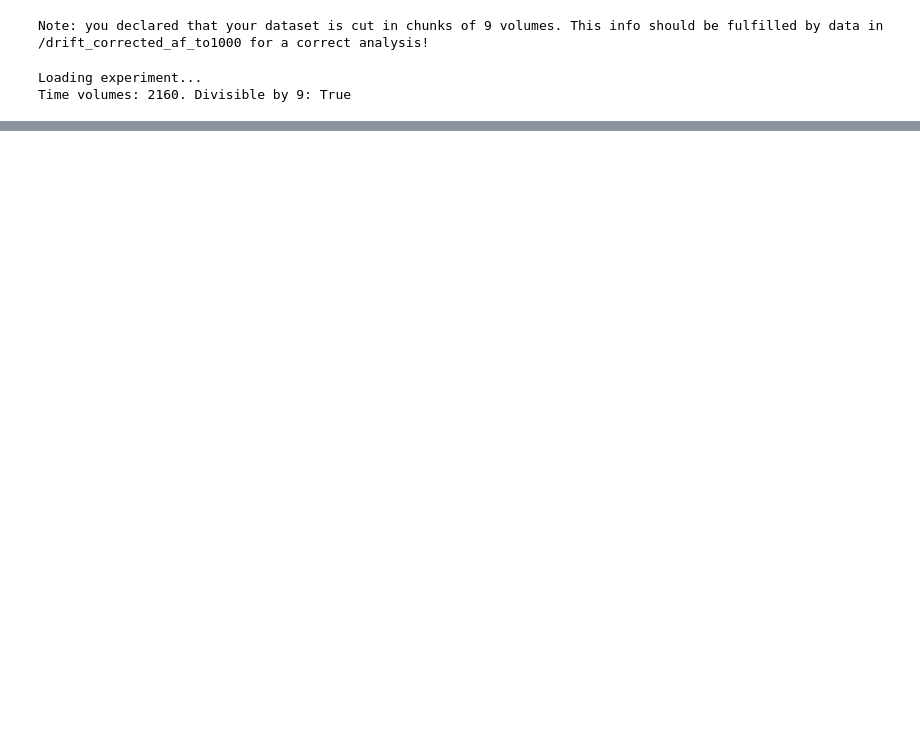
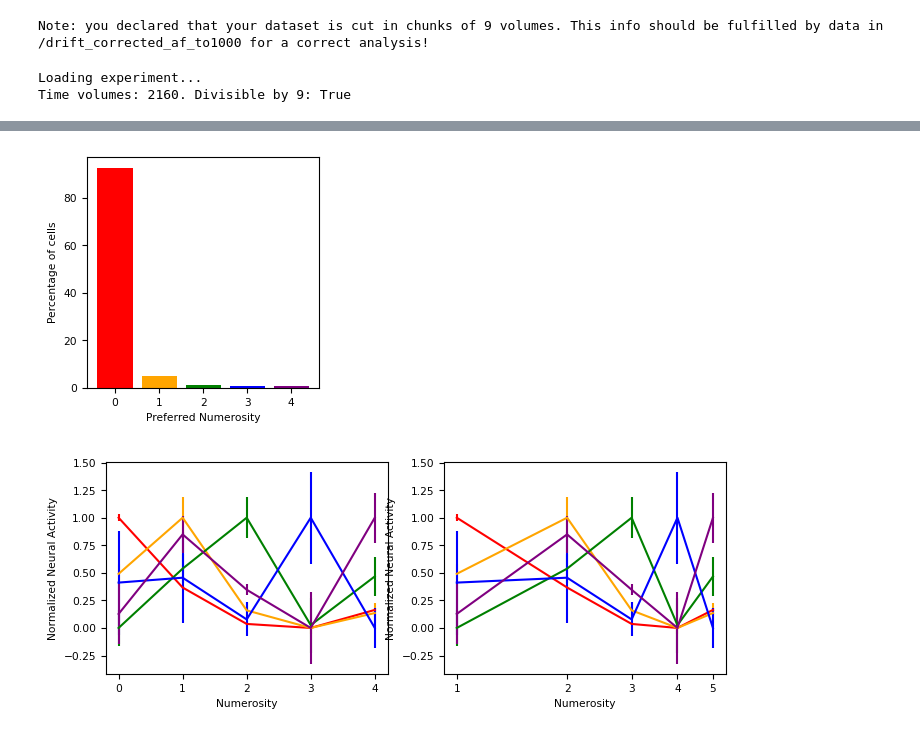
Before and after one commit to MirkoZanon/Voxelizer, a Jupyter notebook: 03b_Voxelizer_ROI_analysis.ipynb, the cells around one changed output, grey strips where cells are left out. Drawn from its saved outputs; the diff is of its cells as text; code cells hidden in the pictures; blank space fills up the shorter version.

```diff
--- a/03b_Voxelizer_ROI_analysis.ipynb
+++ b/03b_Voxelizer_ROI_analysis.ipynb
@@ -29,8 +37,8 @@ fishInfo = 'Hz09_casper_h2bcamp7f_7dpf'
 analyze_SV_or_Imaris = 0 # 0 for Super Voxel analysis, 1 for Imaris spot analysis
 
 # parameters for analysis
-superVoxel_size = [5,5,5] # dimention of segmentation 'super voxel' in voxels. IMPORTANT, coordinates order: [z,y,x]
-ROIs_to_analyze = [2,3,4,5] # define the ROIs you want to analyze (the ROI ID is the integer number relative to your mask)
+superVoxel_size = [3,5,5] # dimention of segmentation 'super voxel' in voxels. IMPORTANT, coordinates order: [z,y,x]
+ROIs_to_analyze = [1,2,3,4] # define the ROIs you want to analyze (the ROI ID is the integer number relative to your mask)
 truncated_stimulus_chunck_dimention = 9 # number of volumes in truncated window (remember python starts counting from zero)
 normalization_frames = [0,1,2] # frames in truncated window to consider as F0 background for dF/F0 normalization
 frames_per_volume = 60 # orginal frame per volume in raw numan experiment
@@ -160,4 +239,78 @@ if analyze_SV_or_Imaris == 0:
         print('!FINAL ARRAY FOR ROI '+str(roi)+' SAVED AS CSV!, shape -> (trials,2+cells): ' + str(total_df.shape))
 
         print('\033[1m\nDone! Your new raw datasets for Super Voxel based analysis are saved as separated csv files for each one of the ROIs you selected.\033[0m\nYou can find them in ./voxelizer_final_datasets.\nIf you want to anlayze them and check tunings run notebook 03c_Voxelizer_ANOVA_Nieder')
+
+        # Configuration parameters
+        Qrange = np.array([0,1,2,3,4]) # range of tested numerosities
+        colors = ['red', 'orange', 'green', 'blue', 'purple'] # plotting colors for numerosities in Qrange
+        matplotlib.rcParams.update({'font.size': 7.65}) # plot font size
+
+        print('\nANALYSING with permutation ANOVA\n')
+
+        # Find numorosity selective units (anova_cells) using a two-way ANOVA with permutations (permute data and check F distribution for p-value)
+        pN, pC, pNC = analysis.anova_two_way_permutations(Q, C, Hf, 3000)
+        anova_cells = np.where((pN<0.01) & (pNC>0.01) & (pC>0.01))[0]
+        R = Hf[:,anova_cells]
+
+        # Calculate and plot ditribution of preferred numerosities
+        pref_num = analysis.preferred_numerosity(Q, R)
+        hist = [np.sum(pref_num==q) for q in Qrange]
+        hist /= np.sum(hist)
+
+
+        print('Number of anova cells for ROI'+str(roi)+' = %i (%0.2f%%)'%(len(anova_cells), 100*len(anova_cells)/Hf.shape[1]))
+        plt.figure(figsize=(3,3))
+        plt.bar(Qrange, 100*hist, width=0.8, color=colors)
+        plt.xlabel('Preferred Numerosity')
+        plt.ylabel('Percentage of cells')
+        display.display(plt.gcf())
+
+        # 1.Calculate average tuning curve of each unit
+        tuning_curves = analysis.average_tuning_curves(Q, R)
+
+        ### why not normalizing here????????
+        # minim = np.repeat(np.min(tuning_curves, axis=0),tuning_curves.shape[0]).reshape(tuning_curves.shape[1],5).T
+        # maxim = np.repeat(np.max(tuning_curves, axis=0),tuning_curves.shape[0]).reshape(tuning_curves.shape[1],5).T
+        # print(tuning_curves.shape)
+        # print(minim.shape)
+        # tuning_curvesN = tuning_curves-minim/(maxim+minim)
+
+        # 2.Calculate population tuning curves for each preferred numerosity
+        tuning_mat = np.array([np.mean(tuning_curves[:,pref_num==q], axis=1) for q in Qrange]) # one row for each pref numerosity
+        tuning_err = np.array([np.std(tuning_curves[:,pref_num==q], axis=1) / np.sqrt(np.sum(pref_num==q)) # standard error for each point on each tuning curve
+                            for q in Qrange])
+
+        # 3.Normalize population tuning curves to the 0-1 range
+        tmmin = tuning_mat.min(axis=1)[:,None]
+        tmmax = tuning_mat.max(axis=1)[:,None]
+        tuning_mat = (tuning_mat-tmmin) / (tmmax-tmmin)
+        tuning_err = tuning_err / (tmmax-tmmin) # scale standard error to be consistent with above normalization
+
+        # Plot population tuning curves on linear scale
+        plt.figure(figsize=(8,2.75))
+        plt.subplot(1,2,1)
+        for i, (tc, err) in enumerate(zip(tuning_mat, tuning_err)):
+            plt.errorbar(Qrange, tc, err, color=colors[i])
+            plt.xticks(Qrange)
+        plt.xlabel('Numerosity')
+        plt.ylabel('Normalized Neural Activity')
+
+        # Plot population tuning curves on log scale
+        plt.subplot(1,2,2)
+        for i, (tc, err) in enumerate(zip(tuning_mat, tuning_err)):
+            plt.errorbar(Qrange+1, tc, err, color=colors[i]) # offset x axis by one to avoid taking the log of zero
+            plt.xscale('log', base=2)
+            plt.gca().xaxis.set_major_formatter(ScalarFormatter())
+            plt.xticks(ticks=Qrange+1, labels=Qrange+1)
+        plt.xlabel('Numerosity')
+        plt.ylabel('Normalized Neural Activity')
+        display.display(plt.gcf())
+
+        number_SVs_dic = {}
+        for i in range(anova_cells.shape[0]):
+            number_SVs_dic['sv_'+str(anova_cells[i])] = pref_num[i]+1
+
+        #volume_matrix = tif.imread('ref_volume.tif')
+        number_SVs_matrix = voxelizer.plot_SVs(number_SVs_dic)
+        tif.imwrite('number_SVs_ROI'+str(roi)+'.tif', number_SVs_matrix)
 # %% [output]
@@ -183,0 +335,2 @@ Normalizing signal in ROI 3...
+[figure, added]
+[figure, added]
```
Also changed, not shown: parts of 6 cells of this notebook, 3 other files.
